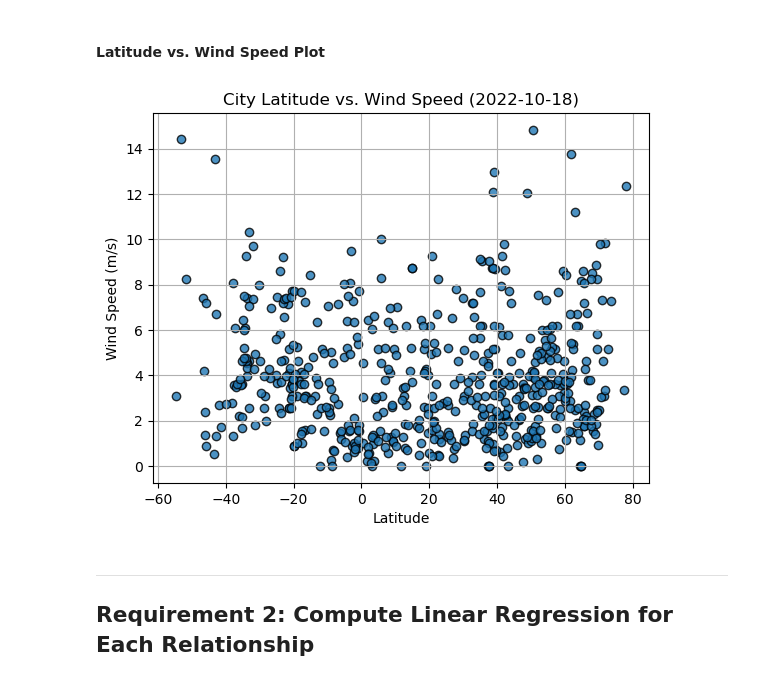
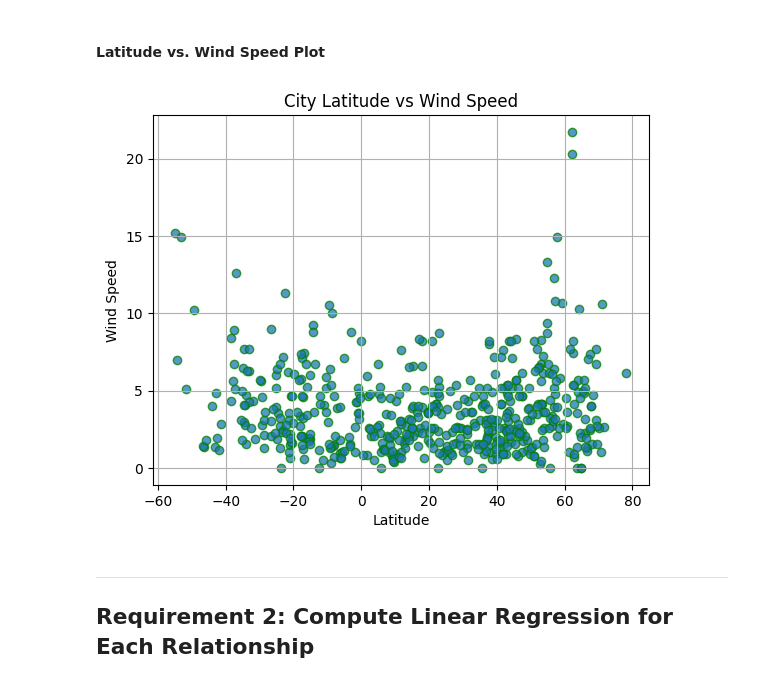
Before and after one commit to rabellan/python-api-challenge, a Jupyter notebook: WeatherPy/WeatherPy.ipynb, the cells around one changed output. Saved outputs shown, nothing was run; the diff lists cells and outputs as text; code cells hidden in the pictures.

Commit message:
added scatter plot for Lat vs Wind Speed plus figure4

```diff
--- a/WeatherPy/WeatherPy.ipynb
+++ b/WeatherPy/WeatherPy.ipynb
@@ -280,19 +280,24 @@ plt.show()
 # %% [markdown]
 #### Latitude vs. Wind Speed Plot
 # %%
-# Build the scatter plots for latitude vs. wind speed
-# YOUR CODE HERE
+# Scatter plot for latitude vs wind speed
+# Analysis: It looks like it's windier up north than south of the Earth
+plt.scatter(city_data_df['Lat'], city_data_df['Wind Speed'], edgecolors='green', alpha=0.75)
 
 # Incorporate the other graph properties
-# YOUR CODE HERE
+
+plt.title('City Latitude vs Wind Speed')
+plt.xlabel('Latitude')
+plt.ylabel('Wind Speed')
+plt.grid(True)
 
 # Save the figure
-plt.savefig("output_data/Fig4.png")
+plt.savefig("./output_data/Fig4.png")
 
 # Show plot
 plt.show()
 # %% [output]
-[figure, old version]
+[figure, new version]
 # %% [markdown]
 ---
 
```
Also changed, not shown: parts of 2 cells of this notebook, 1 other file.
